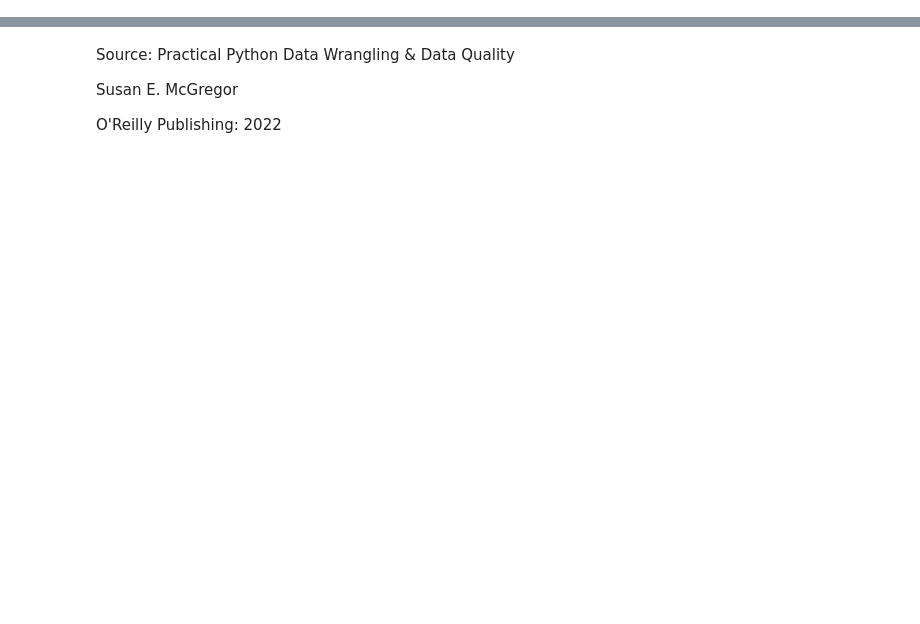
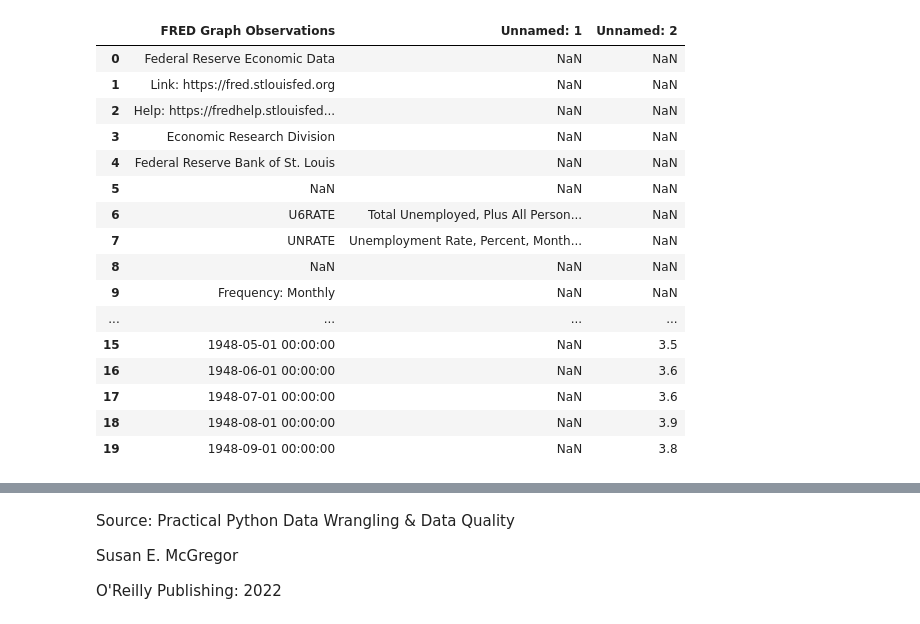
Before and after one commit to brittabeta/Data-Engineering-Duke, a Jupyter notebook: Real_World_Data_Wrangling_Understanding_Unemployment.ipynb, the cells around one changed output, grey strips where cells are left out. Saved outputs shown, nothing was run; the diff lists cells and outputs as text; code cells hidden in the pictures; blank space fills up the shorter version.

```diff
--- a/Real_World_Data_Wrangling_Understanding_Unemployment.ipynb
+++ b/Real_World_Data_Wrangling_Understanding_Unemployment.ipynb
@@ -35,0 +113,22 @@ Note: There is even more than just headers and data, the file also includes addi
+# %%
+# load output file and take a look at the metadata
+df = pd.read_csv('/content/xlsx_FRED Graph.csv')
+df.head(20)
+# %% [output]
+|  | FRED Graph Observations | Unnamed: 1 | Unnamed: 2 |
+| 0 | Federal Reserve Economic Data | NaN | NaN |
+| 1 | Link: https://fred.stlouisfed.org | NaN | NaN |
+| 2 | Help: https://fredhelp.stlouisfed... | NaN | NaN |
+| 3 | Economic Research Division | NaN | NaN |
+| 4 | Federal Reserve Bank of St. Louis | NaN | NaN |
+| 5 | NaN | NaN | NaN |
+| 6 | U6RATE | Total Unemployed, Plus All Person... | NaN |
+| 7 | UNRATE | Unemployment Rate, Percent, Month... | NaN |
+| 8 | NaN | NaN | NaN |
+| 9 | Frequency: Monthly | NaN | NaN |
+| ... | ... | ... | ... |
+| 15 | 1948-05-01 00:00:00 | NaN | 3.5 |
+| 16 | 1948-06-01 00:00:00 | NaN | 3.6 |
+| 17 | 1948-07-01 00:00:00 | NaN | 3.6 |
+| 18 | 1948-08-01 00:00:00 | NaN | 3.9 |
+| 19 | 1948-09-01 00:00:00 | NaN | 3.8 |
```
Also changed, not shown: parts of 19 cells of this notebook.
